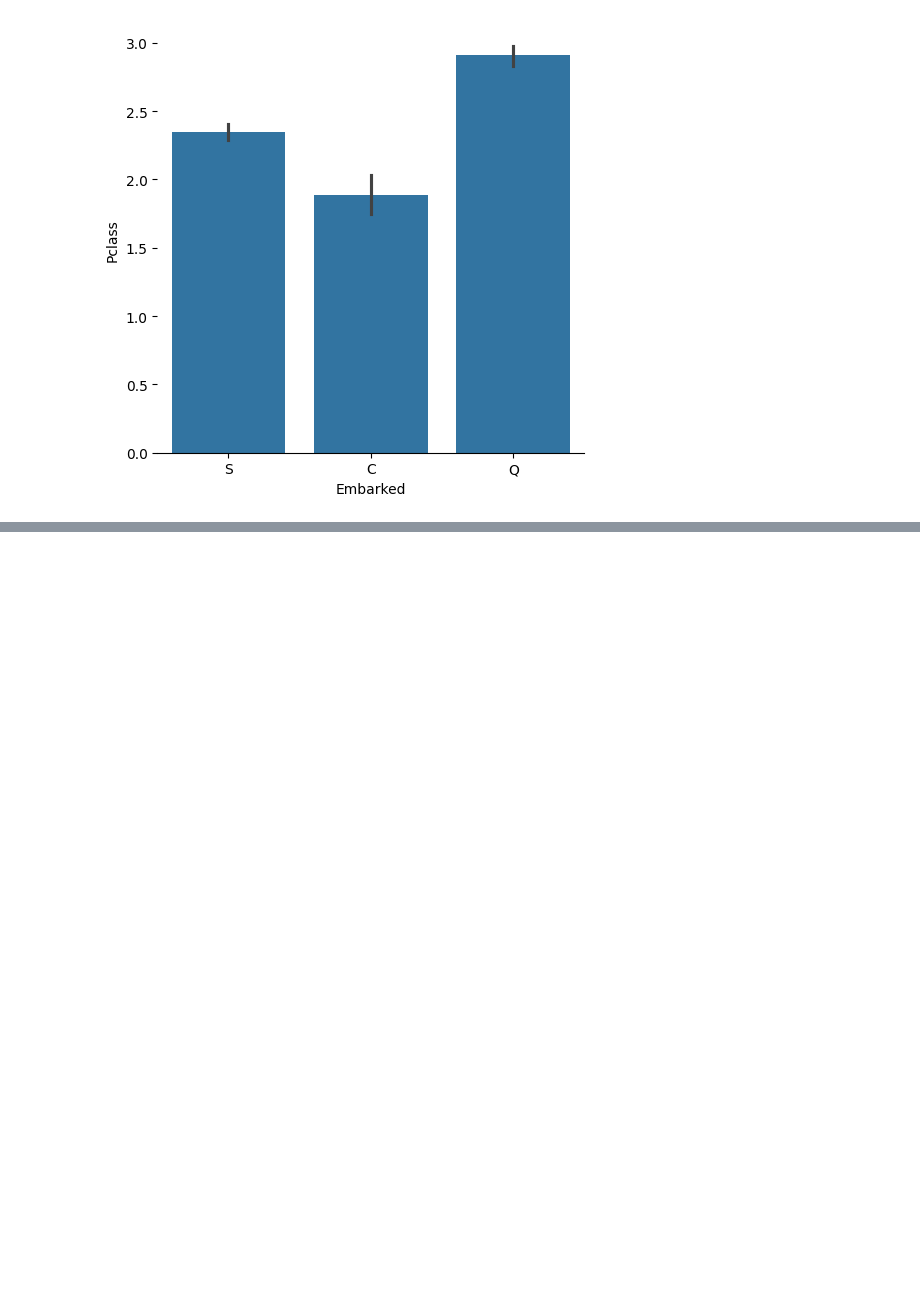
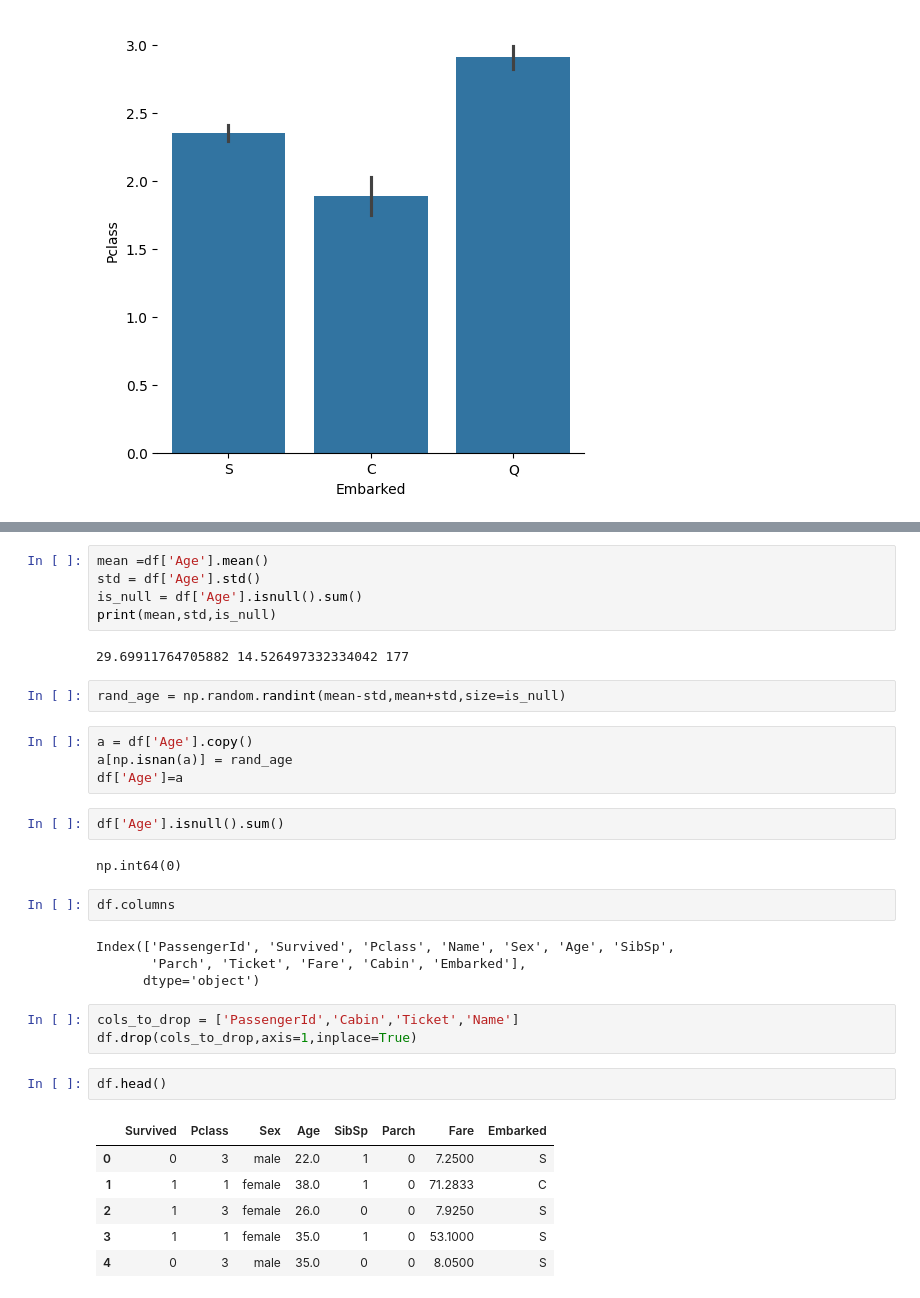
Before and after one commit to 0mcodes/AIML_PROJECTS, a Jupyter notebook: TITANIC CLASSIFICATION/classification.ipynb, the cells around one changed output, grey strips where cells are left out. Drawn from its saved outputs; the diff is of its cells as text; blank space fills up the shorter version.

```diff
--- a/TITANIC CLASSIFICATION/classification.ipynb
+++ b/TITANIC CLASSIFICATION/classification.ipynb
@@ -166,0 +191,35 @@ a.despine(left=True)
+# %%
+mean =df['Age'].mean()
+std = df['Age'].std()
+is_null = df['Age'].isnull().sum()
+print(mean,std,is_null)
+# %% [output]
+29.69911764705882 14.526497332334042 177
+# %%
+rand_age = np.random.randint(mean-std,mean+std,size=is_null)
+# %%
+a = df['Age'].copy()
+a[np.isnan(a)] = rand_age
+df['Age']=a
+# %%
+df['Age'].isnull().sum()
+# %% [output]
+np.int64(0)
+# %%
+df.columns
+# %% [output]
+Index(['PassengerId', 'Survived', 'Pclass', 'Name', 'Sex', 'Age', 'SibSp',
+       'Parch', 'Ticket', 'Fare', 'Cabin', 'Embarked'],
+      dtype='object')
+# %%
+cols_to_drop = ['PassengerId','Cabin','Ticket','Name']
+df.drop(cols_to_drop,axis=1,inplace=True)
+# %%
+df.head()
+# %% [output]
+|  | Survived | Pclass | Sex | Age | SibSp | Parch | Fare | Embarked |
+| 0 | 0 | 3 | male | 22.0 | 1 | 0 | 7.2500 | S |
+| 1 | 1 | 1 | female | 38.0 | 1 | 0 | 71.2833 | C |
+| 2 | 1 | 3 | female | 26.0 | 0 | 0 | 7.9250 | S |
+| 3 | 1 | 1 | female | 35.0 | 1 | 0 | 53.1000 | S |
+| 4 | 0 | 3 | male | 35.0 | 0 | 0 | 8.0500 | S |
```
Also changed, not shown: parts of 16 cells of this notebook.
